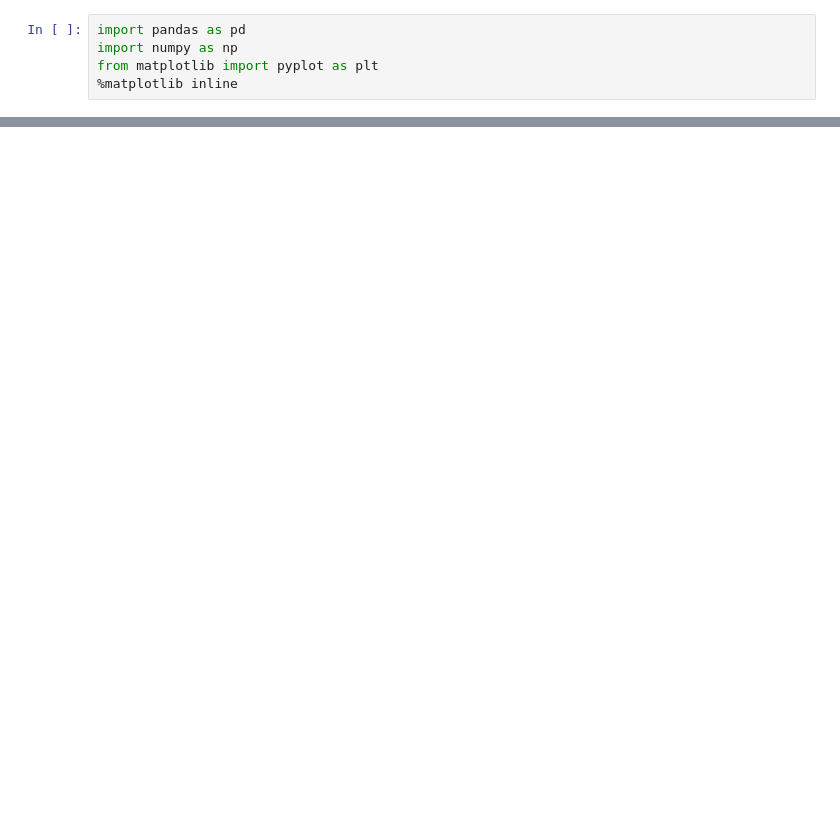
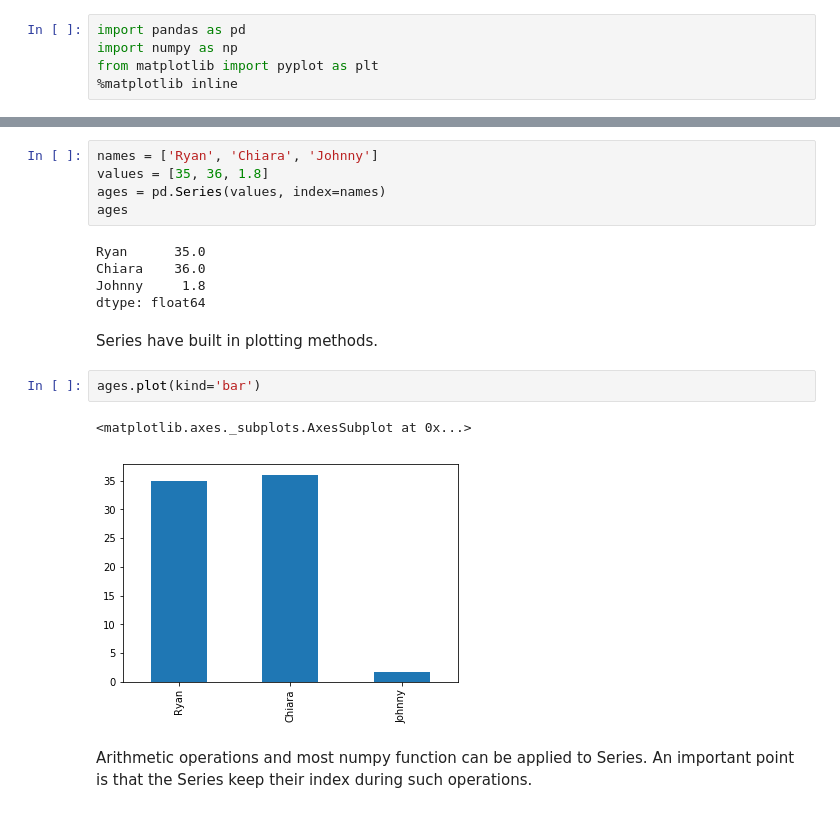
Before and after one commit to rabernat/research_computing, a Jupyter notebook: content/lectures/python/pandas.ipynb, the cells around one changed output, grey strips where cells are left out. Cells and saved outputs as stored; diff of their text form; blank space fills up the shorter version.

```diff
--- a/content/lectures/python/pandas.ipynb
+++ b/content/lectures/python/pandas.ipynb
@@ -52,0 +45,20 @@ df.head()
+# %%
+names = ['Ryan', 'Chiara', 'Johnny']
+values = [35, 36, 1.8]
+ages = pd.Series(values, index=names)
+ages
+# %% [output]
+Ryan      35.0
+Chiara    36.0
+Johnny     1.8
+dtype: float64
+# %% [markdown]
+Series have built in plotting methods.
+# %%
+ages.plot(kind='bar')
+# %% [output]
+<matplotlib.axes._subplots.AxesSubplot at 0x...>
+[figure, added]
+# %% [markdown]
+Arithmetic operations and most numpy function can be applied to Series.
+An important point is that the Series keep their index during such operations.
```
Also changed, not shown: parts of 85 cells of this notebook.
